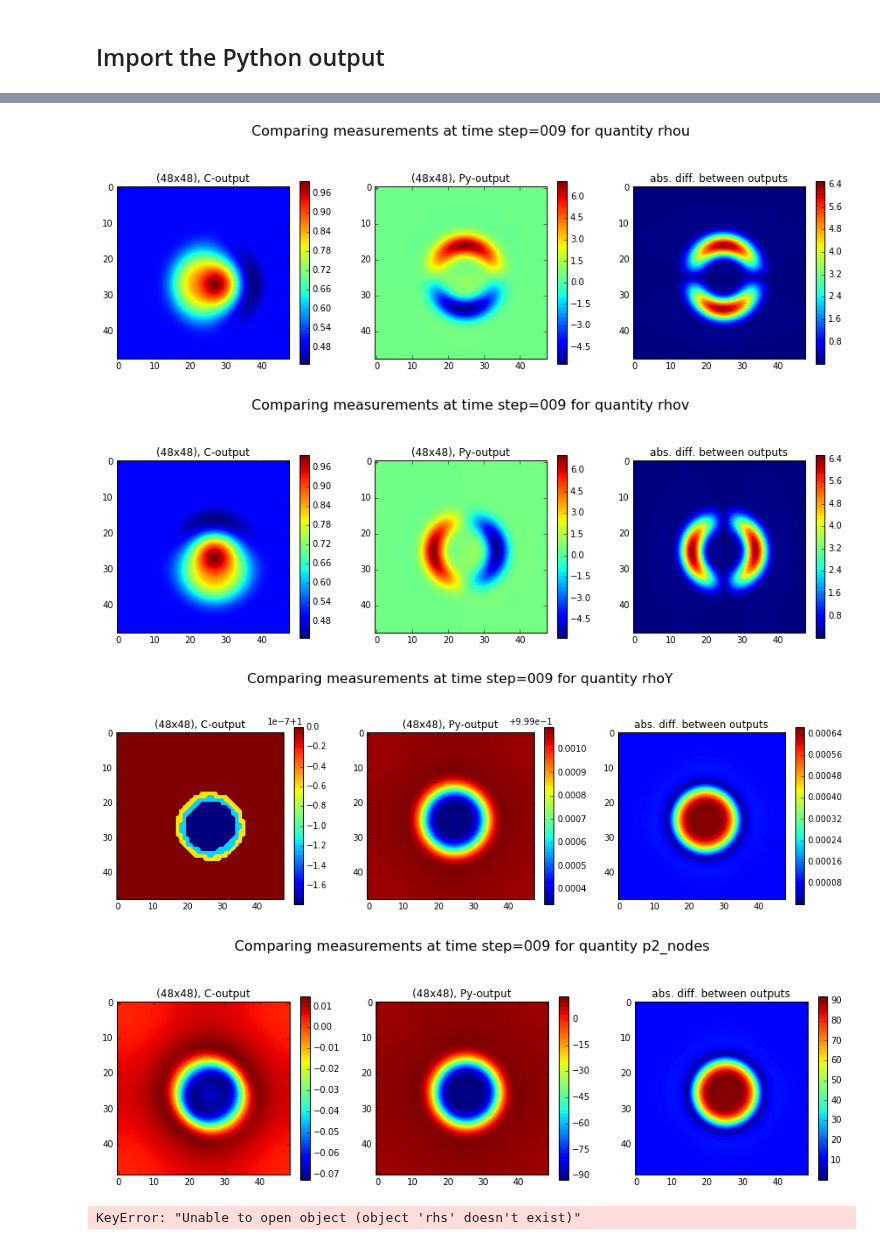
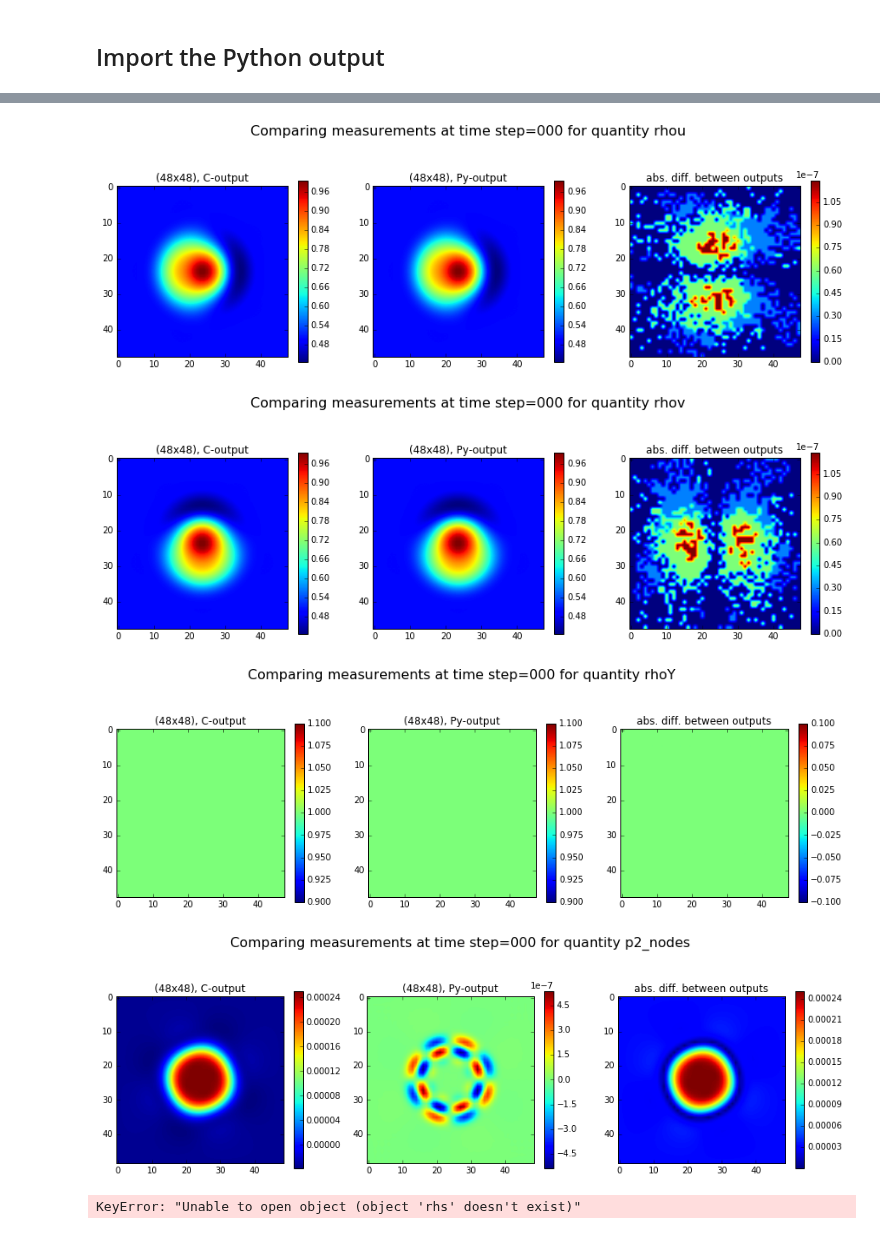
Before and after one commit to ray-chew/pyBELLA, a Jupyter notebook: RKLM_Reference/hdf4-5_converter_viewer.ipynb, the cells around one changed output, grey strips where cells are left out. Cells and saved outputs as stored; diff of their text form; code cells hidden in the pictures.

```diff
--- a/RKLM_Reference/hdf4-5_converter_viewer.ipynb
+++ b/RKLM_Reference/hdf4-5_converter_viewer.ipynb
@@ -197,7 +197,7 @@ def diff_plot(py_arr,c_arr,time,att):
     fig.suptitle(r'Comparing measurements at time step=%.3d for quantity %s' %(time,att), fontsize='16')
     plt.show()
 # %%
-py_time = 9
+py_time = 0
 
 typ = 'COMP'
 # typ = 'PI'
@@ -273,7 +273,7 @@ for att in atts:
-[figure, old version]
+[figure, new version]
-[figure, old version]
+[figure, new version]
-[figure, old version]
+[figure, new version]
-[figure, old version]
+[figure, new version]
 # %%
 py_directory = "../"
 py_directory += "output_travelling_vortex/"
```
Also changed, not shown: parts of 1 cell of this notebook.
